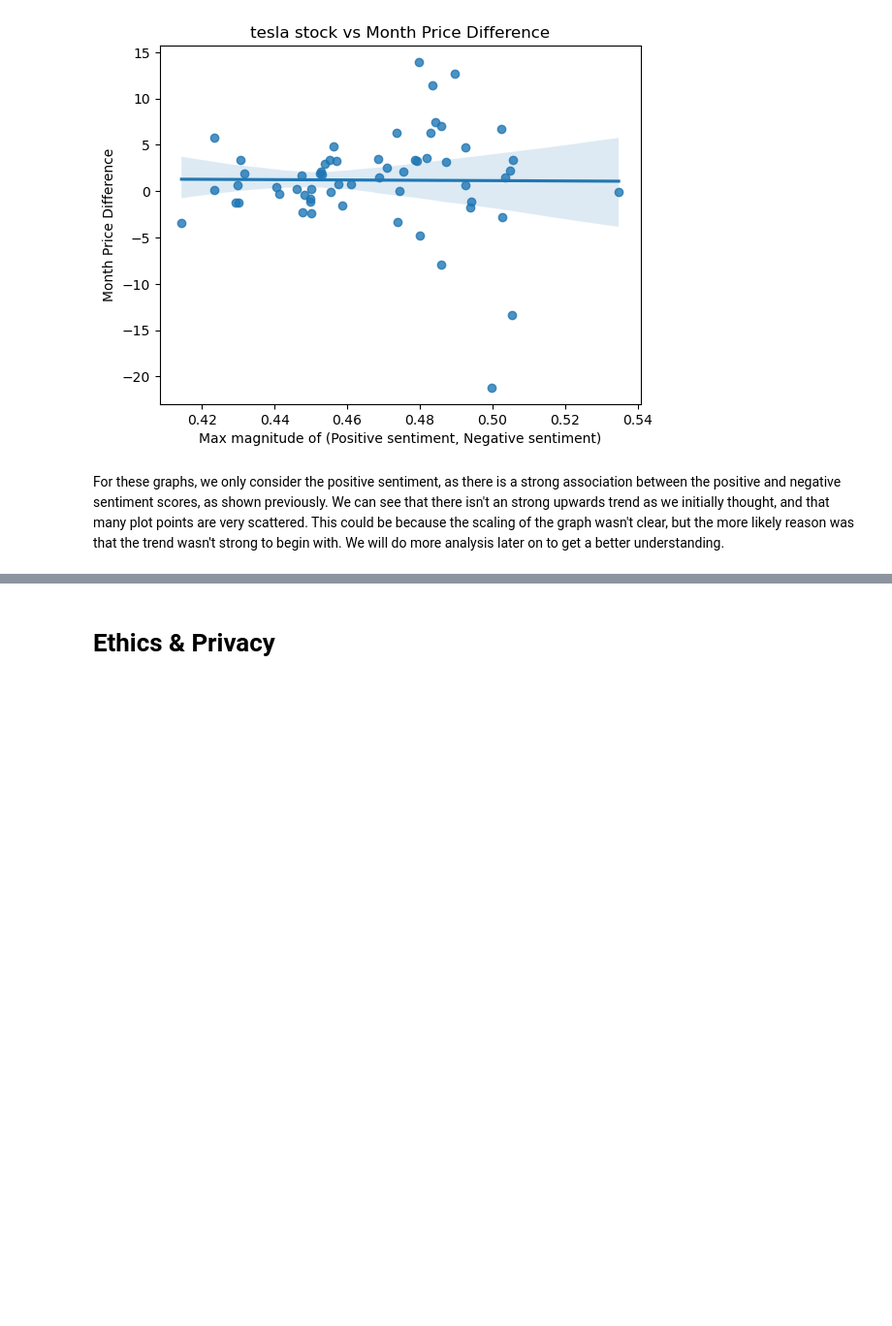
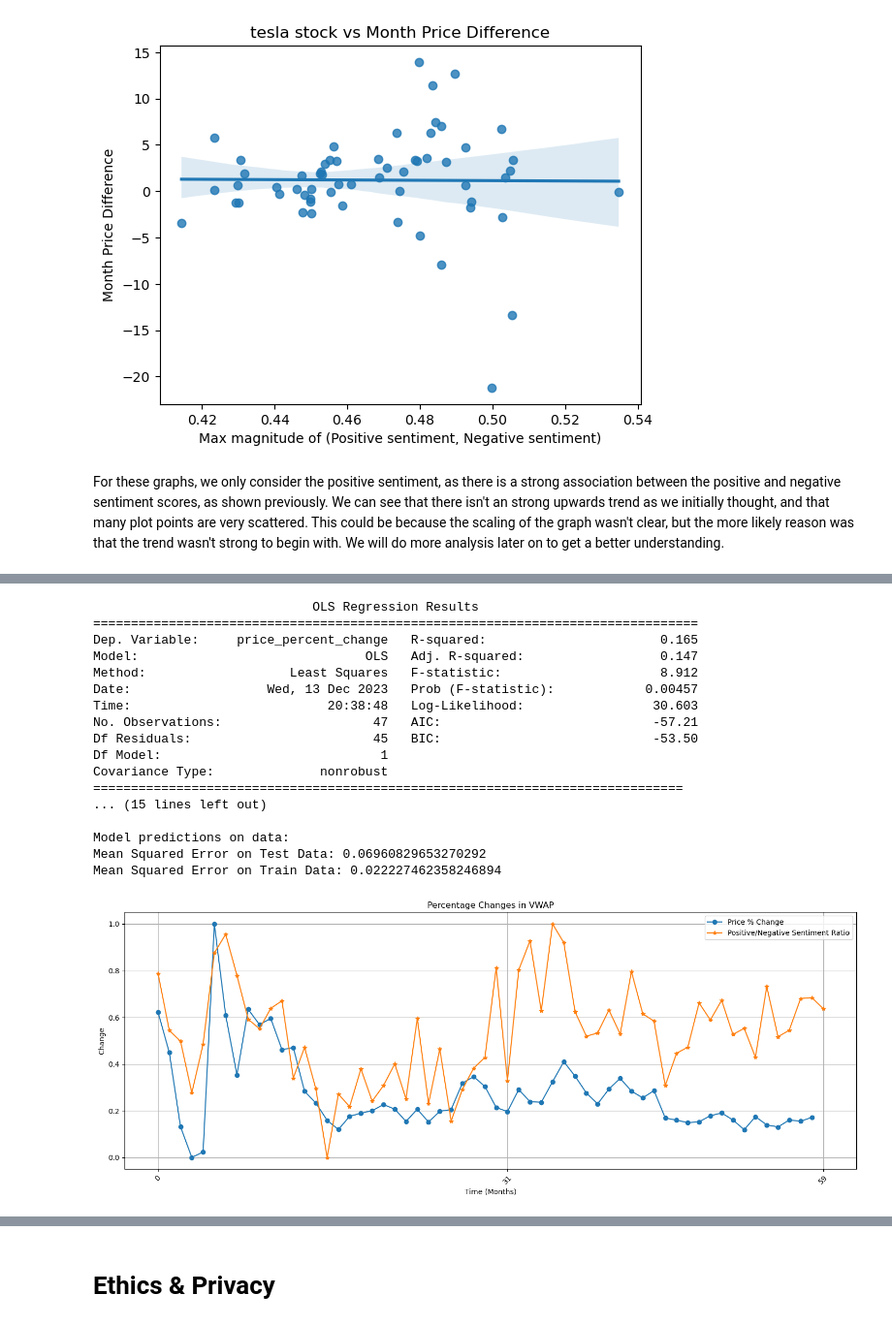
Before and after one commit to theTY2002/COGS-108-Final-Project, a Jupyter notebook: FinalProject_Group116_FA23.ipynb, the cells around one changed output, grey strips where cells are left out. Shown at 97% size. Cells and saved outputs as stored; diff of their text form; code cells hidden in the pictures; blank space fills up the shorter version.

```diff
--- a/FinalProject_Group116_FA23.ipynb
+++ b/FinalProject_Group116_FA23.ipynb
@@ -471,0 +636,21 @@ Some more words and stuff.  Remember notebooks work best if you interleave the c
+# %%
+models(googl_stock, "google", draw=True)
+# %% [output]
+                             OLS Regression Results
+================================================================================
+Dep. Variable:     price_percent_change   R-squared:                       0.165
+Model:                              OLS   Adj. R-squared:                  0.147
+Method:                   Least Squares   F-statistic:                     8.912
+Date:                  Wed, 13 Dec 2023   Prob (F-statistic):            0.00457
+Time:                          20:38:48   Log-Likelihood:                 30.603
+No. Observations:                    47   AIC:                            -57.21
+Df Residuals:                        45   BIC:                            -53.50
+Df Model:                             1
+Covariance Type:              nonrobust
+==============================================================================
+... (15 lines left out)
+
+Model predictions on data:
+Mean Squared Error on Test Data: 0.06960829653270292
+Mean Squared Error on Train Data: 0.022227462358246894
+[figure, added]
```
Also changed, not shown: parts of 27 cells of this notebook.
